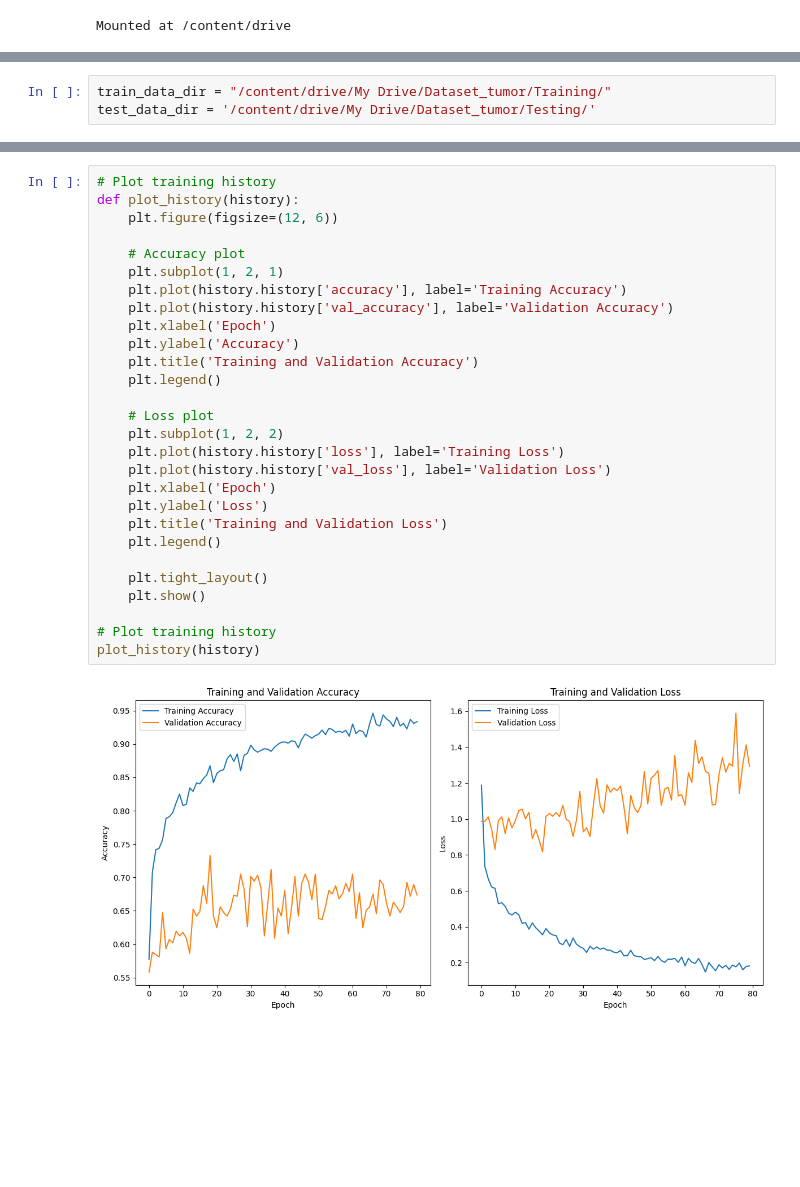
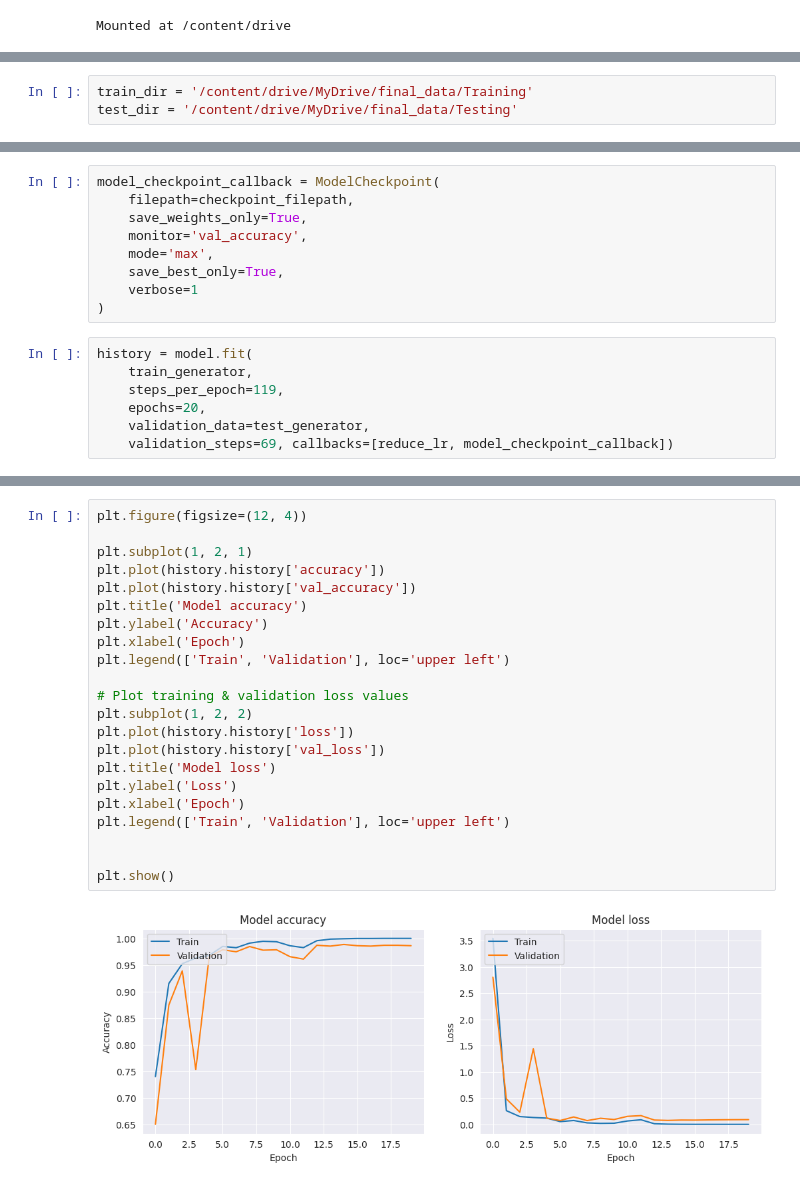
Before and after one commit to afaqez/brain_tumour_detection, a Jupyter notebook: notebooks/inception_v3_tumor.ipynb, the cells around one changed output, grey strips where cells are left out. Cells and saved outputs as stored; diff of their text form; blank space fills up the shorter version.

```diff
--- a/notebooks/inception_v3_tumor.ipynb
+++ b/notebooks/inception_v3_tumor.ipynb
@@ -23,3 +50,3 @@ EPOCHS = 80
 # %%
-train_data_dir = "/content/drive/My Drive/Dataset_tumor/Training/"
-test_data_dir = '/content/drive/My Drive/Dataset_tumor/Testing/'
+train_dir = '/content/drive/MyDrive/final_data/Training'
+test_dir = '/content/drive/MyDrive/final_data/Testing'
@@ -100,0 +119,16 @@ Epoch 80/80
+# %%
+model_checkpoint_callback = ModelCheckpoint(
+    filepath=checkpoint_filepath,
+    save_weights_only=True,
+    monitor='val_accuracy',
+    mode='max',
+    save_best_only=True,
+    verbose=1
+)
+# %%
+history = model.fit(
+    train_generator,
+    steps_per_epoch=119,
+    epochs=20,
+    validation_data=test_generator,
+    validation_steps=69, callbacks=[reduce_lr, model_checkpoint_callback])
@@ -101,30 +153,24 @@ Epoch 80/80
 # %%
-# Plot training history
-def plot_history(history):
-    plt.figure(figsize=(12, 6))
+plt.figure(figsize=(12, 4))
 
-    # Accuracy plot
-    plt.subplot(1, 2, 1)
-    plt.plot(history.history['accuracy'], label='Training Accuracy')
-    plt.plot(history.history['val_accuracy'], label='Validation Accuracy')
-    plt.xlabel('Epoch')
-    plt.ylabel('Accuracy')
-    plt.title('Training and Validation Accuracy')
-    plt.legend()
+plt.subplot(1, 2, 1)
+plt.plot(history.history['accuracy'])
+plt.plot(history.history['val_accuracy'])
+plt.title('Model accuracy')
+plt.ylabel('Accuracy')
+plt.xlabel('Epoch')
+plt.legend(['Train', 'Validation'], loc='upper left')
 
-    # Loss plot
-    plt.subplot(1, 2, 2)
-    plt.plot(history.history['loss'], label='Training Loss')
-    plt.plot(history.history['val_loss'], label='Validation Loss')
-    plt.xlabel('Epoch')
-    plt.ylabel('Loss')
-    plt.title('Training and Validation Loss')
-    plt.legend()
+# Plot training & validation loss values
+plt.subplot(1, 2, 2)
+plt.plot(history.history['loss'])
+plt.plot(history.history['val_loss'])
+plt.title('Model loss')
+plt.ylabel('Loss')
+plt.xlabel('Epoch')
+plt.legend(['Train', 'Validation'], loc='upper left')
 
-    plt.tight_layout()
-    plt.show()
 
-# Plot training history
-plot_history(history)
+plt.show()
 # %% [output]
-[figure, old version]
+[figure, new version]
```
Also changed, not shown: parts of 20 cells of this notebook, 4 other files.
